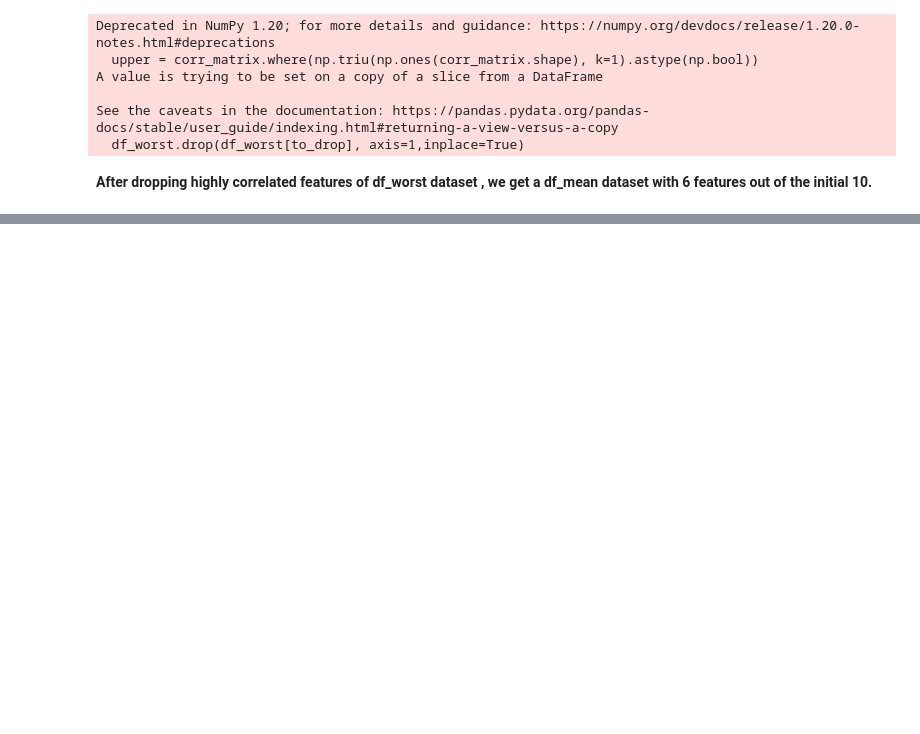
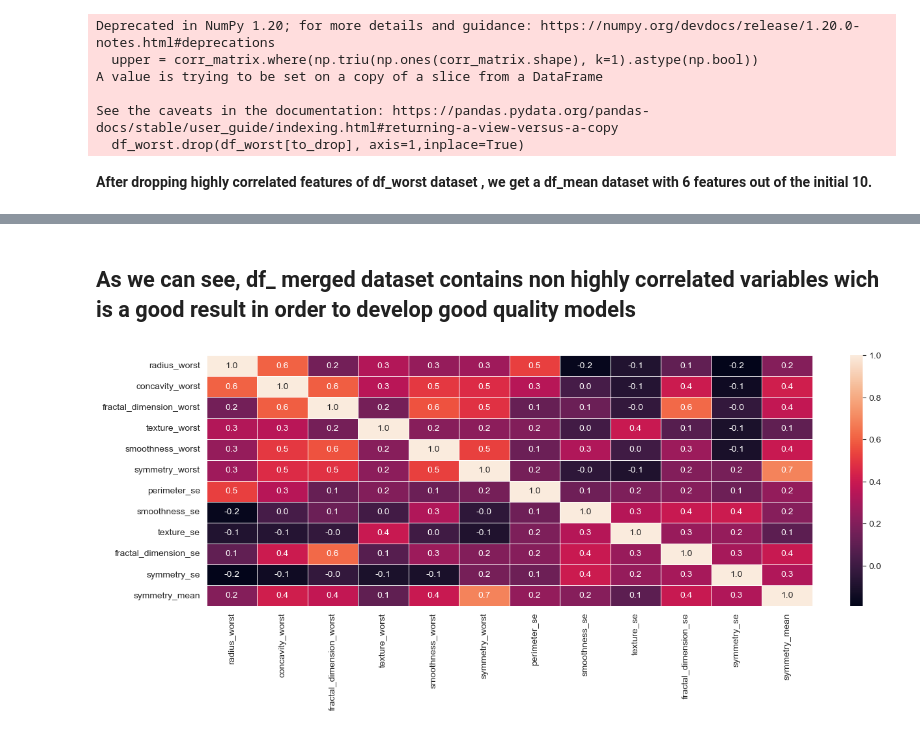
Before and after one commit to niconomist98/BreastCancerClassml, a Jupyter notebook: notebooks/EDAbreastCancer.ipynb, the cells around one changed output, grey strips where cells are left out. Drawn from its saved outputs; the diff is of its cells as text; code cells hidden in the pictures; blank space fills up the shorter version.

```diff
--- a/notebooks/EDAbreastCancer.ipynb
+++ b/notebooks/EDAbreastCancer.ipynb
@@ -484,0 +560,8 @@ df_mean.to_parquet("../data/interim/df_mean.parquet", index = False)
+# %% [markdown]
+## As we can see, df_ merged dataset contains non highly correlated variables wich is a good result in order to develop good quality models
+# %%
+f, ax = plt.subplots(figsize = ( 15, 5))
+sns.heatmap(df_merged.drop('diagnosis',axis=1).corr(), annot = True, linewidth = 0.5, fmt = '.1f', ax = ax )
+plt.show()
+# %% [output]
+[figure, added]
```
Also changed, not shown: parts of 14 cells of this notebook.
